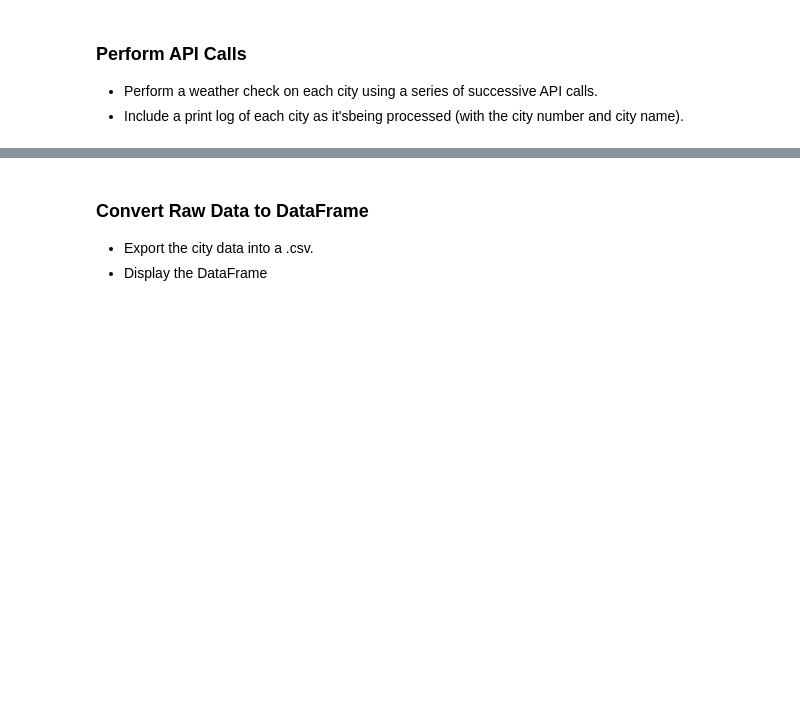
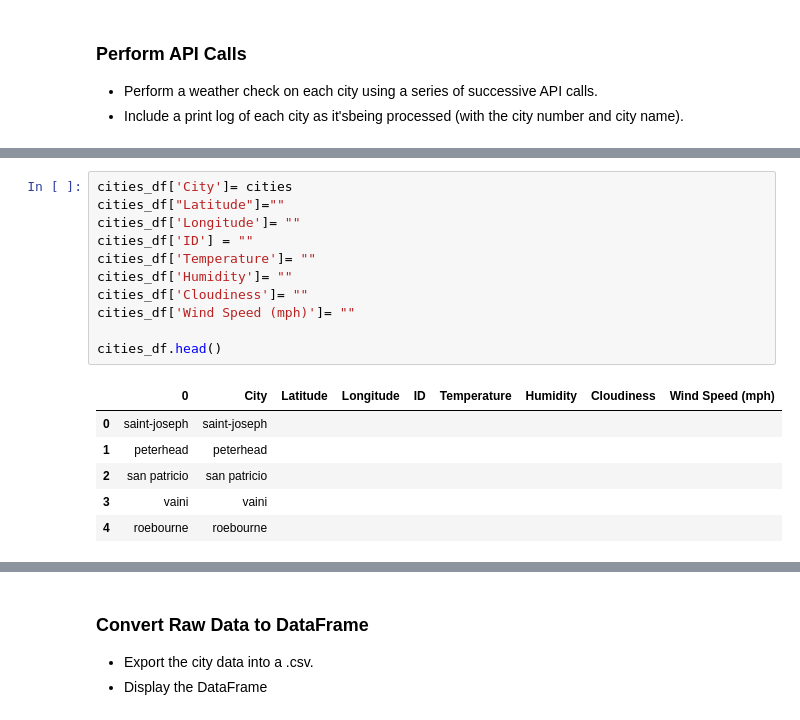
Before and after one commit to caseyjuergens/python-api-challenge, a Jupyter notebook: starter_code/WeatherPy.ipynb, the cells around one changed output, grey strips where cells are left out. Saved outputs shown, nothing was run; the diff lists cells and outputs as text; blank space fills up the shorter version.

```diff
--- a/starter_code/WeatherPy.ipynb
+++ b/starter_code/WeatherPy.ipynb
@@ -67,3 +74,21 @@ city_data=[]
+# %%
+cities_df['City']= cities
+cities_df["Latitude"]=""
+cities_df['Longitude']= ""
+cities_df['ID'] = ""
+cities_df['Temperature']= ""
+cities_df['Humidity']= ""
+cities_df['Cloudiness']= ""
+cities_df['Wind Speed (mph)']= ""
+
+cities_df.head()
+# %% [output]
+|  | 0 | City | Latitude | Longitude | ID | Temperature | Humidity | Cloudiness | Wind Speed (mph) |
+| 0 | saint-joseph | saint-joseph |  |  |  |  |  |  |  |
+| 1 | peterhead | peterhead |  |  |  |  |  |  |  |
+| 2 | san patricio | san patricio |  |  |  |  |  |  |  |
+| 3 | vaini | vaini |  |  |  |  |  |  |  |
+| 4 | roebourne | roebourne |  |  |  |  |  |  |  |
 # %%
 url = "http://api.openweathermap.org/data/2.5/weather?"
 units= "imperial"
```
Also changed, not shown: parts of 12 cells of this notebook, 2 other files.
